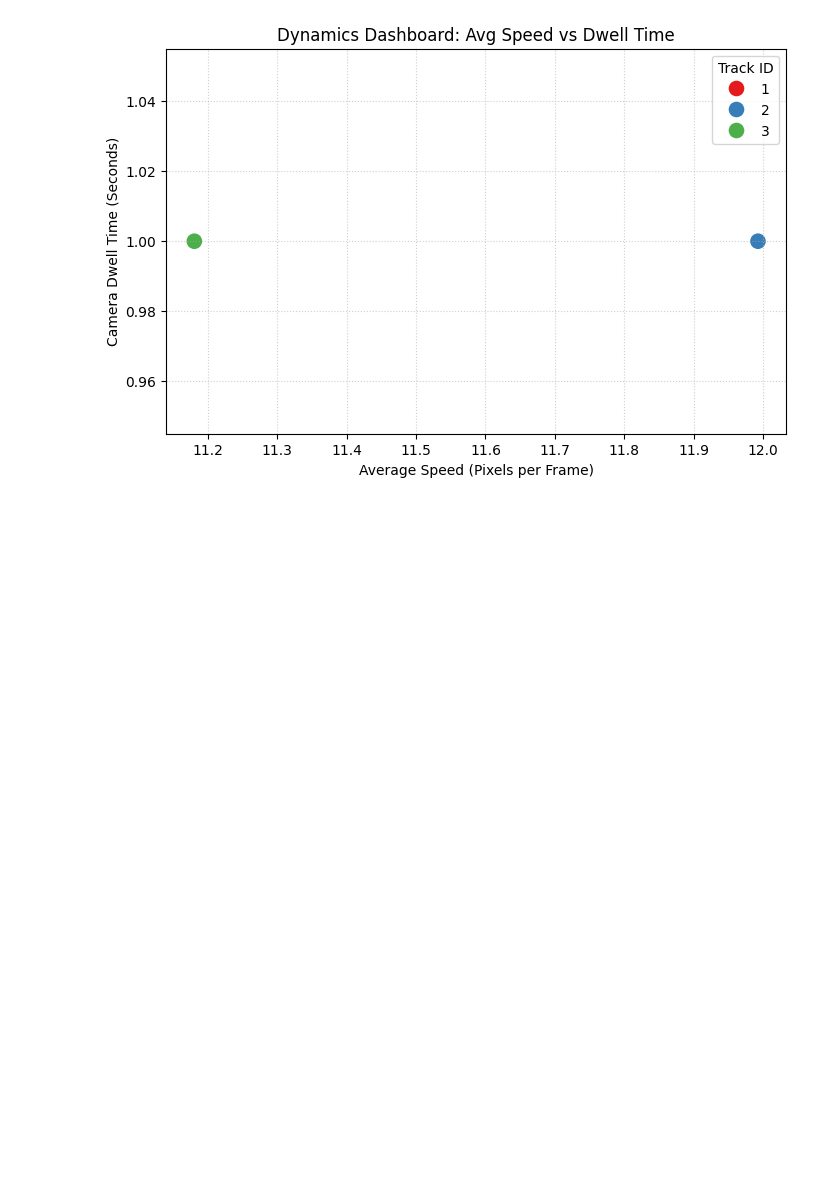
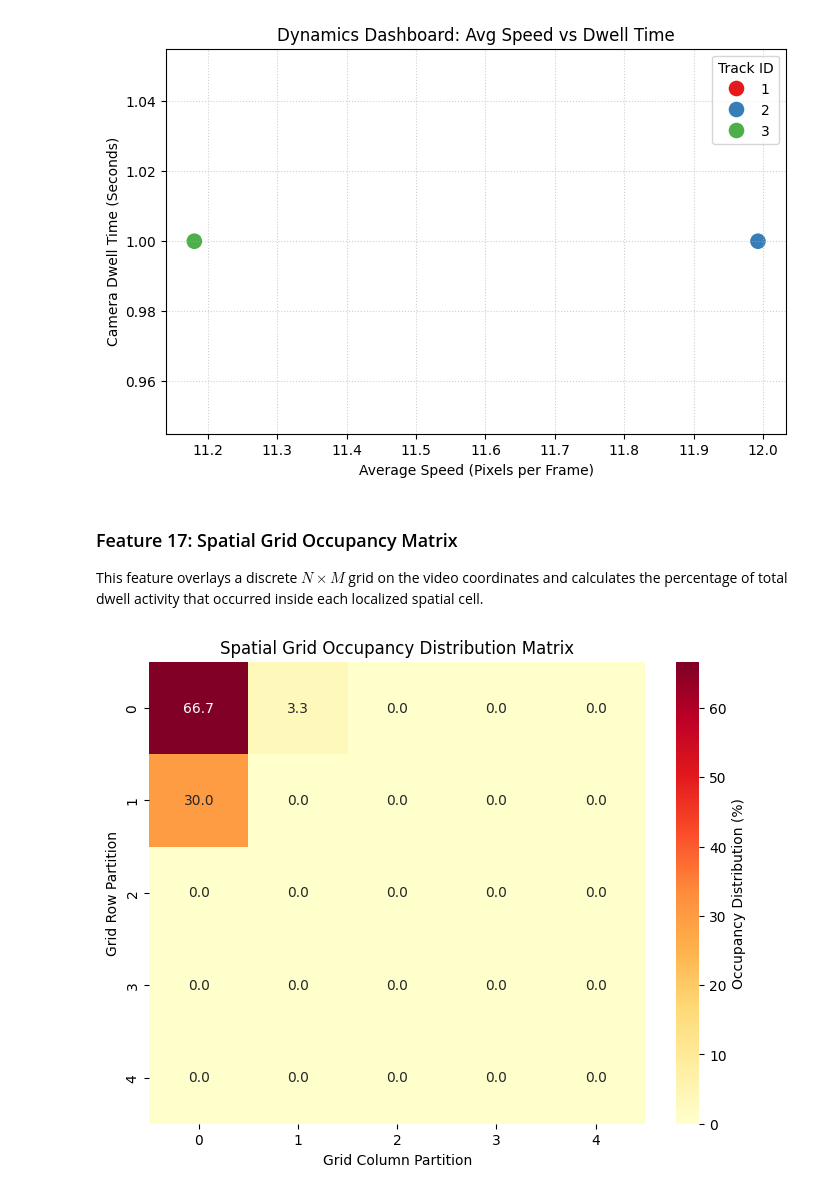
Before and after one commit to HaswinChony308/Vision-Track, a Jupyter notebook: Vision_Track.ipynb, the cells around one changed output. Drawn from its saved outputs; the diff is of its cells as text; code cells hidden in the pictures; blank space fills up the shorter version.

```diff
--- a/Vision_Track.ipynb
+++ b/Vision_Track.ipynb
@@ -1177,3 +1177,43 @@ else:
     print("Please run previous tracking cells first to populate trajectory details.")
 # %% [output]
 [figure]
+# %% [markdown]
+### Feature 17: Spatial Grid Occupancy Matrix
+This feature overlays a discrete $N \times M$ grid on the video coordinates and calculates the percentage of total dwell activity that occurred inside each localized spatial cell.
+# %%
+import numpy as np
+import seaborn as sns
+import matplotlib.pyplot as plt
+
+# Configure grid size (e.g., 5x5 sub-regions)
+grid_rows, grid_cols = 5, 5
+
+# Fallback dimensions or extract from active frame if possible
+width, height = 1920, 1080
+
+grid_accumulator = np.zeros((grid_rows, grid_cols))
+
+# Populate grid based on tracked points
+total_points = 0
+for track_id, coords in trajectories.items():
+    for pt in coords:
+        x, y = pt
+        col_idx = int(min(max(x, 0), width - 1) / (width / grid_cols))
+        row_idx = int(min(max(y, 0), height - 1) / (height / grid_rows))
+        grid_accumulator[row_idx, col_idx] += 1
+        total_points += 1
+
+# Convert to percentage occupancy
+if total_points > 0:
+    grid_occupancy_pct = (grid_accumulator / total_points) * 100
+else:
+    grid_occupancy_pct = grid_accumulator
+
+plt.figure(figsize=(8, 6))
+sns.heatmap(grid_occupancy_pct, annot=True, fmt=".1f", cmap="YlOrRd", cbar_kws={'label': 'Occupancy Distribution (%)'})
+plt.title("Spatial Grid Occupancy Distribution Matrix")
+plt.xlabel("Grid Column Partition")
+plt.ylabel("Grid Row Partition")
+plt.show()
+# %% [output]
+[figure, added]
```
Also changed, not shown: parts of 2 cells of this notebook.
